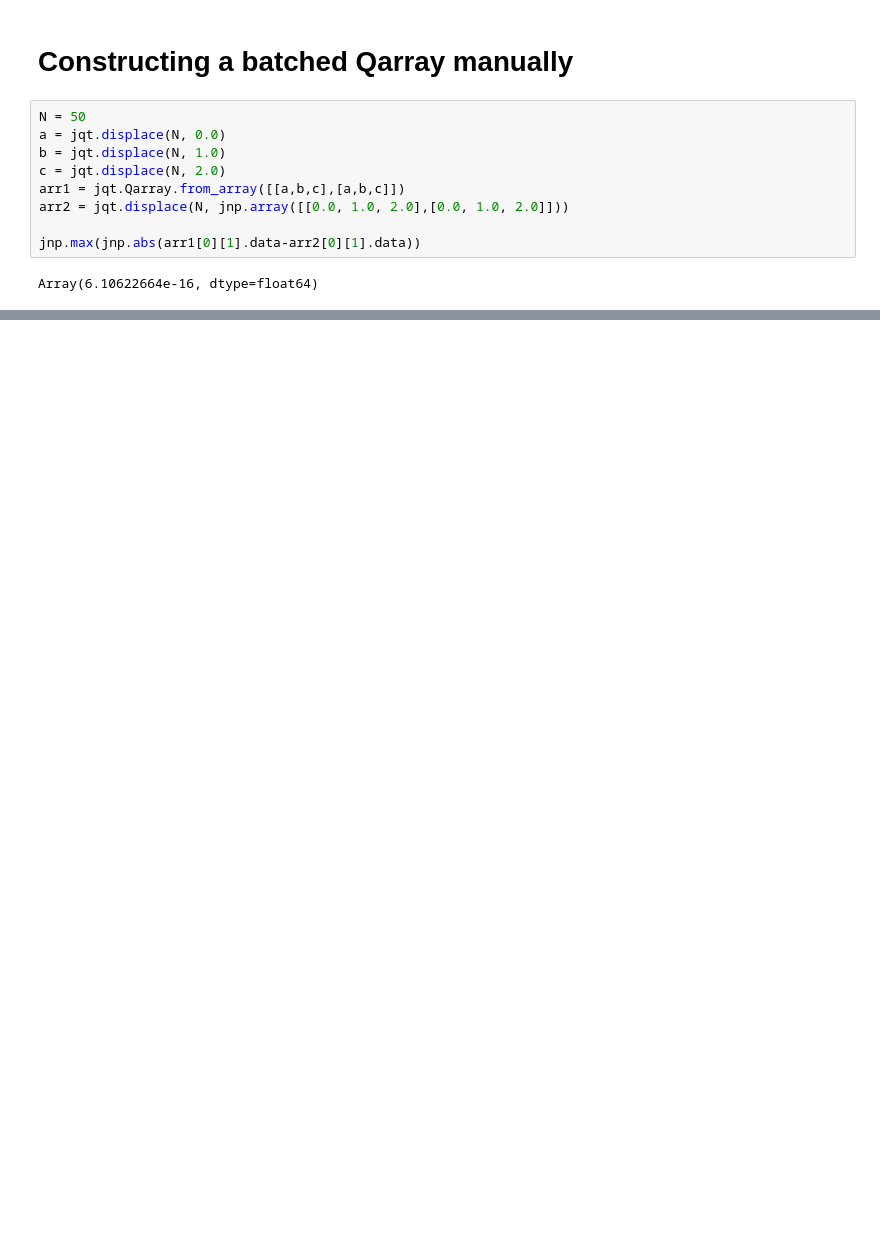
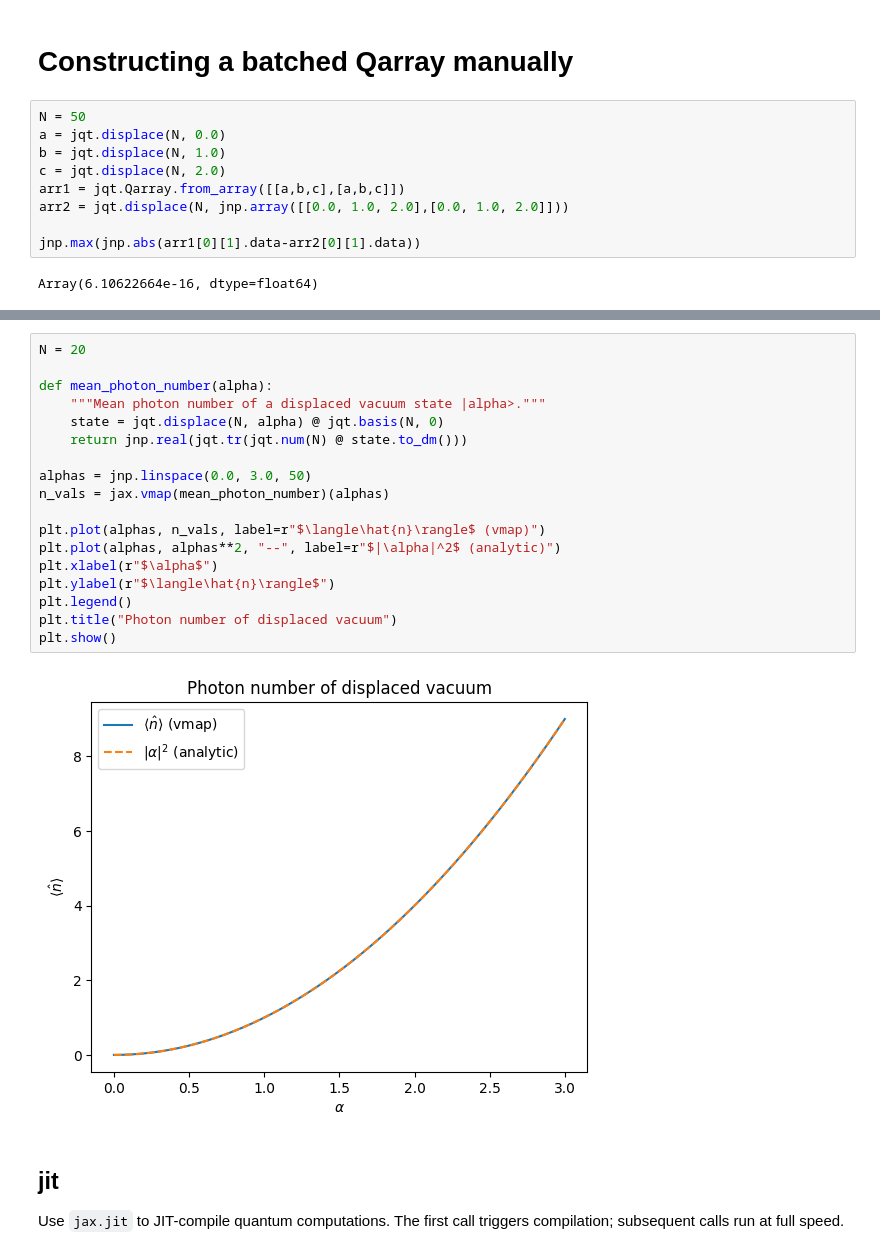
Before and after one commit to EQuS/jaxquantum, a Jupyter notebook: docs/documentation/getting_started/qarray.ipynb, the cells around one changed output, grey strips where cells are left out. Cells and saved outputs as stored; diff of their text form; blank space fills up the shorter version.

```diff
--- a/docs/documentation/getting_started/qarray.ipynb
+++ b/docs/documentation/getting_started/qarray.ipynb
@@ -61,0 +72,24 @@ Array(6.10622664e-16, dtype=float64)
+# %%
+N = 20
+
+def mean_photon_number(alpha):
+    """Mean photon number of a displaced vacuum state |alpha>."""
+    state = jqt.displace(N, alpha) @ jqt.basis(N, 0)
+    return jnp.real(jqt.tr(jqt.num(N) @ state.to_dm()))
+
+alphas = jnp.linspace(0.0, 3.0, 50)
+n_vals = jax.vmap(mean_photon_number)(alphas)
+
+plt.plot(alphas, n_vals, label=r"$\langle\hat{n}\rangle$ (vmap)")
+plt.plot(alphas, alphas**2, "--", label=r"$|\alpha|^2$ (analytic)")
+plt.xlabel(r"$\alpha$")
+plt.ylabel(r"$\langle\hat{n}\rangle$")
+plt.legend()
+plt.title("Photon number of displaced vacuum")
+plt.show()
+# %% [output]
+[figure, added]
+# %% [markdown]
+## jit
+
+Use `jax.jit` to JIT-compile quantum computations. The first call triggers compilation; subsequent calls run at full speed.
```
Also changed, not shown: parts of 11 cells of this notebook.
